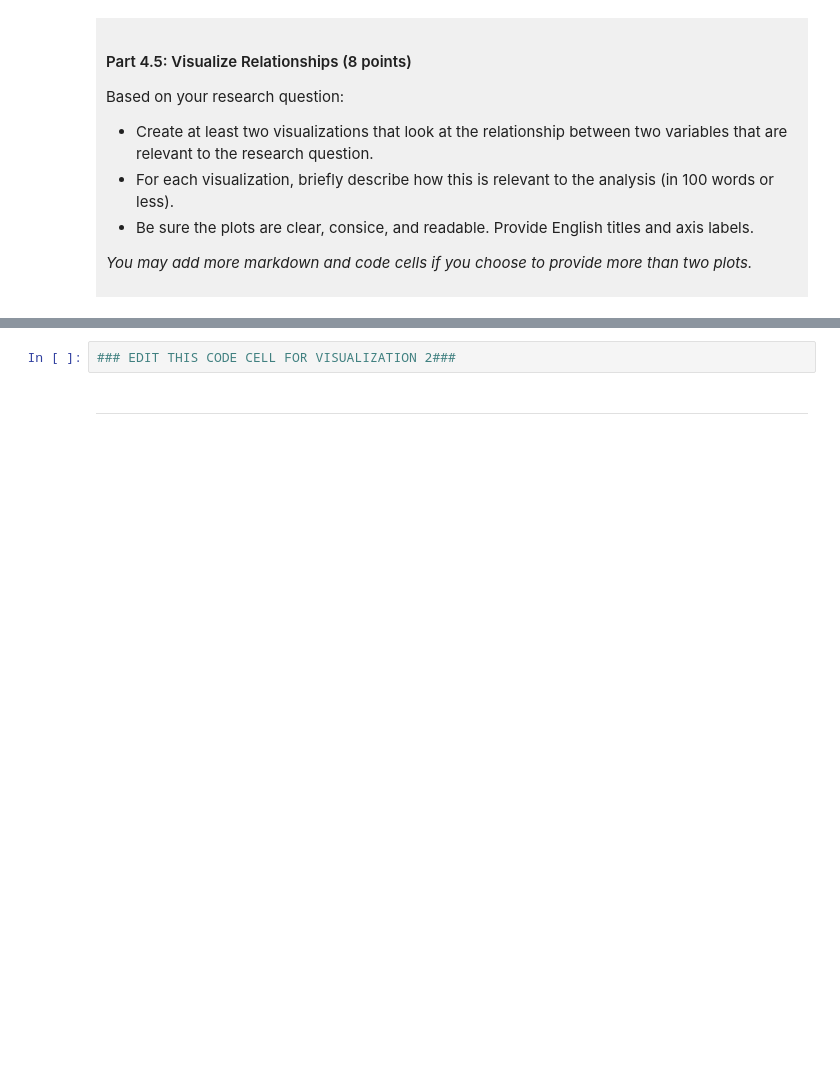
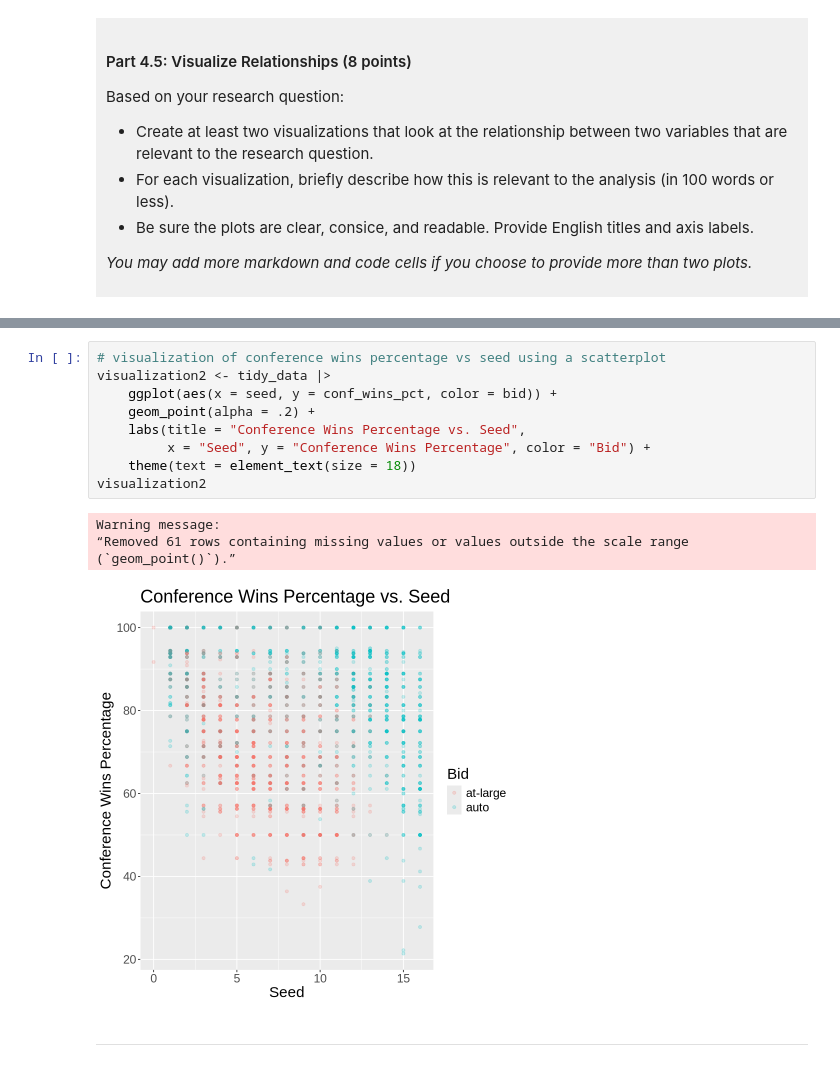
Before and after one commit to reyvet/dsci-100-project-betty-wu, a Jupyter notebook: dsci-100-project-notebook.ipynb, the cells around one changed output, grey strips where cells are left out. Drawn from its saved outputs; the diff is of its cells as text; blank space fills up the shorter version.

```diff
--- a/dsci-100-project-notebook.ipynb
+++ b/dsci-100-project-notebook.ipynb
@@ -393,5 +405,17 @@ Visualization 2: %%% EDIT THIS MARKDOWN CELL%%%
 # %%
-### EDIT THIS CODE CELL FOR VISUALIZATION 2###
+# visualization of conference wins percentage vs seed using a scatterplot
+visualization2 <- tidy_data |>
+    ggplot(aes(x = seed, y = conf_wins_pct, color = bid)) +
+    geom_point(alpha = .2) +
+    labs(title = "Conference Wins Percentage vs. Seed",
+         x = "Seed", y = "Conference Wins Percentage", color = "Bid") +
+    theme(text = element_text(size = 18))
+visualization2
+# %% [output]
+Warning message:
+“Removed 61 rows containing missing values or values outside the scale range
+(`geom_point()`).”
+[figure, added]
 # %% [markdown]
 ------
 # %% [markdown]
```
Also changed, not shown: parts of 4 cells of this notebook, 1 other file.
